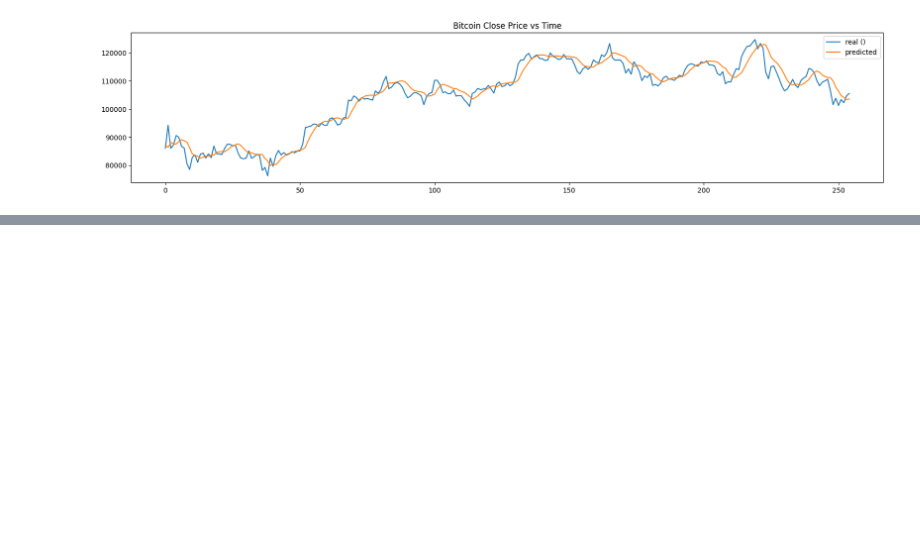
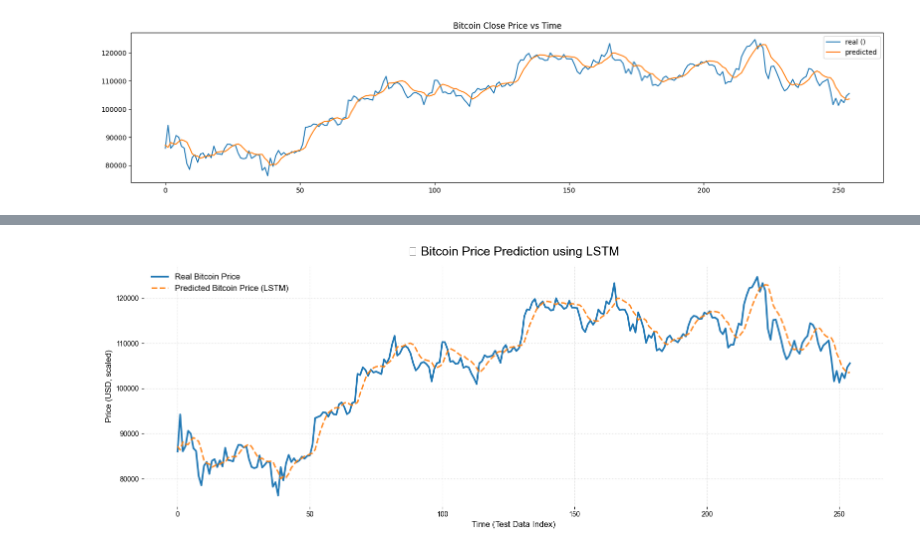
Before and after one commit to DenysZakharovGH/ML-Stock-Price-Prediction-, a Jupyter notebook: main.ipynb, the cells around one changed output, grey strips where cells are left out. Drawn from its saved outputs; the diff is of its cells as text; code cells hidden in the pictures; blank space fills up the shorter version.

```diff
--- a/main.ipynb
+++ b/main.ipynb
@@ -236,3 +236,45 @@ Test MSE: 0.00001, Test MAE: 0.00215
 [figure]
 # %%
 data_test["Predicted Price"] =
+# %%
+# 6) Оцінка та прогноз
+test_loss, test_mae = model.evaluate(X_t, y_t, verbose=0)
+print(f"Test MSE: {test_loss:.5f}, Test MAE: {test_mae:.5f}")
+
+# Прогноз на тестовій частині
+y_pred = model.predict(X_t).flatten()
+
+# 7) Візуалізація: реальні vs передбачені
+plt.figure(figsize=(16, 6))
+
+# Основна лінія — реальні дані
+plt.plot(y_t * 1_000_000,
+         label='Real Bitcoin Price',
+         color='#1f77b4',
+         linewidth=2.5)
+
+# Передбачення — пунктиром, напівпрозорим кольором
+plt.plot(y_pred * 1_000_000,
+         label='Predicted Bitcoin Price (LSTM)',
+         color='#ff7f0e',
+         linestyle='--',
+         linewidth=2.2,
+         alpha=0.9)
+
+# Візуальні покращення
+plt.title("📈 Bitcoin Price Prediction using LSTM", fontsize=18, pad=15)
+plt.xlabel("Time (Test Data Index)", fontsize=12)
+plt.ylabel("Price (USD, scaled)", fontsize=12)
+plt.legend(fontsize=12, frameon=False)
+plt.grid(True, linestyle=':', alpha=0.6)
+
+# Згладжені межі, мінімалістичний стиль
+plt.tight_layout()
+plt.style.use('seaborn-v0_8-whitegrid')
+
+# Тонкі рамки і акуратні осі
+for spine in plt.gca().spines.values():
+    spine.set_visible(False)
+
+plt.show()
+# %% [output]
@@ -238,0 +283 @@ data_test["Predicted Price"] =
+[figure, added]
```
Also changed, not shown: parts of 1 cell of this notebook.
